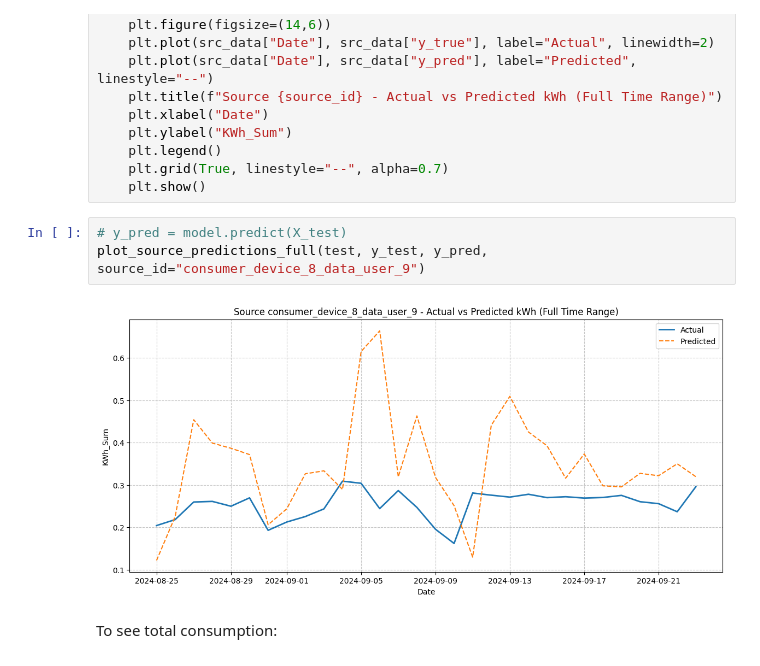
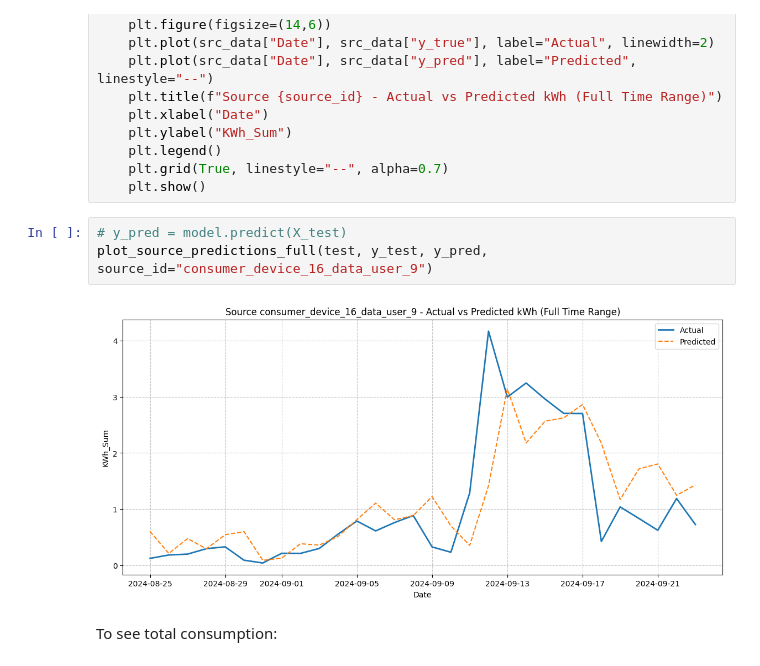
Before and after one commit to PKuntze/Watts_UP-Hydropower_Climate_Optimisation, a Jupyter notebook: Flor_EDA2.ipynb, the cells around one changed output. Saved outputs shown, nothing was run; the diff lists cells and outputs as text.

```diff
--- a/Flor_EDA2.ipynb
+++ b/Flor_EDA2.ipynb
@@ -415,9 +415,9 @@ def plot_source_predictions_full(df, y_true, y_pred, source_id):
     plt.show()
 # %%
 # y_pred = model.predict(X_test)
-plot_source_predictions_full(test, y_test, y_pred, source_id="consumer_device_8_data_user_9")
+plot_source_predictions_full(test, y_test, y_pred, source_id="consumer_device_16_data_user_9")
 # %% [output]
-[figure, old version]
+[figure, new version]
 # %% [markdown]
 To see total consumption:
 # %%
```
Also changed, not shown: parts of 16 cells of this notebook.
